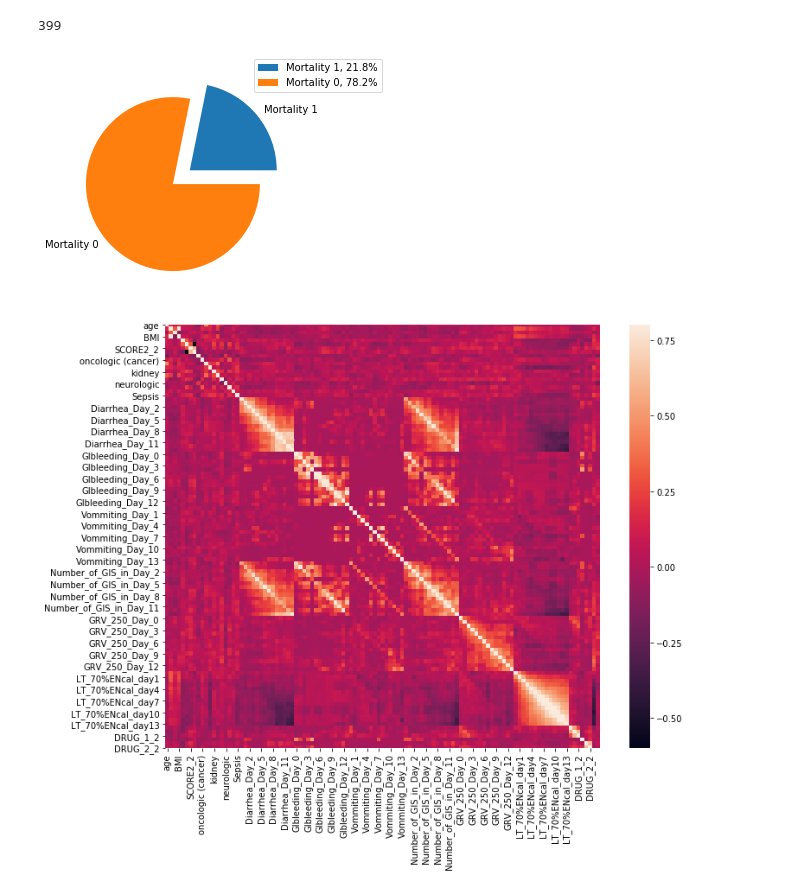
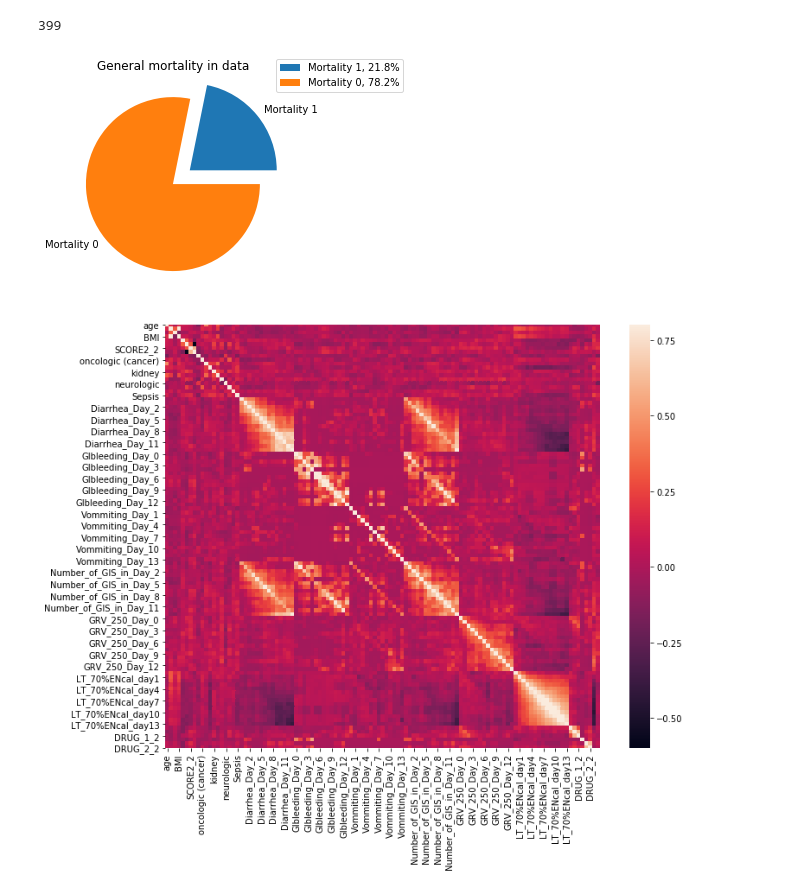
Before and after one commit to Shaked-g/FinalProject, a Jupyter notebook: Final Project.ipynb, the cells around one changed output. Drawn from its saved outputs; the diff is of its cells as text; code cells hidden in the pictures.

```diff
--- a/Final Project.ipynb
+++ b/Final Project.ipynb
@@ -115,19 +118,18 @@ total_mortality
 # %%
 # General mortality in the data
 y = np.array([mortality_1_count, mortality_0_count])
 labels = ["Mortality 1", "Mortality 0"]
 sizes = [mortality_1_count_percentage,mortality_0_count_percentage]
 myexplode = [0.25, 0]
 
-
 plt.pie(y, labels = labels, explode = myexplode)
-
 labels = [f'{l}, {s:0.1f}%' for l, s in zip(labels, sizes)]
-plt.legend(bbox_to_anchor=(0.85, 1.1), loc='upper left', labels=labels)
+plt.legend(bbox_to_anchor=(0.95, 1.1), loc='upper left', labels=labels)
+plt.title("General mortality in data")
 
 plt.show()
 # %% [output]
-[figure, old version]
+[figure, new version]
 # %%
 # Show mortality based on age group
 # %%
```
Also changed, not shown: parts of 37 cells of this notebook.
